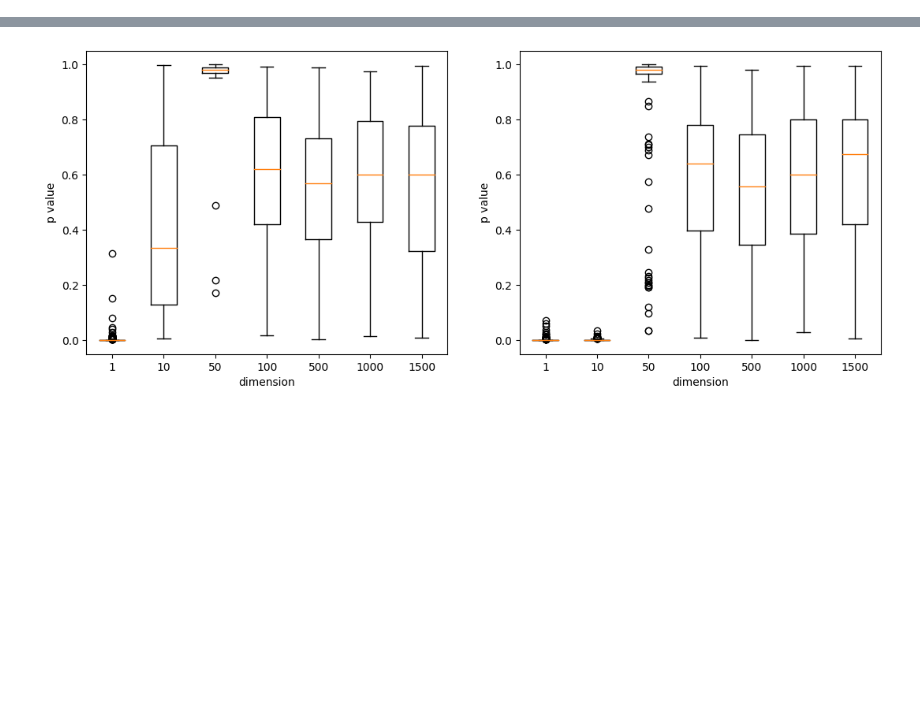
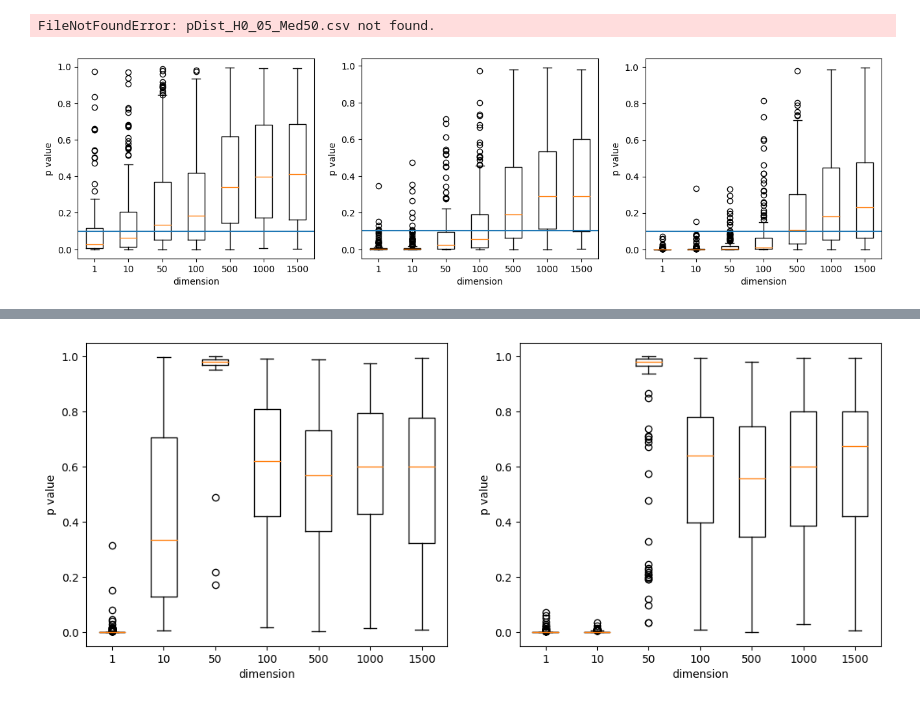
Before and after one commit to RuiziWu/M4Rproject, a Jupyter notebook: 8_thesis1/Results.ipynb, the cells around one changed output, grey strips where cells are left out. Drawn from its saved outputs; the diff is of its cells as text; code cells hidden in the pictures; blank space fills up the shorter version.

```diff
--- a/8_thesis1/Results.ipynb
+++ b/8_thesis1/Results.ipynb
@@ -1,3 +1,41 @@
 # %%
 import numpy as np
 import matplotlib.pyplot as plt
+# %%
+pDist_H1_05_Med50 = np.loadtxt("pDist_H1_05_Med50.csv", dtype = float, delimiter = ",")
+pDist_H1_05_Med100 = np.loadtxt("pDist_H1_05_Med.csv", dtype = float, delimiter = ",")
+pDist_H1_05_Med150 = np.loadtxt("pDist_H1_05_Med150.csv", dtype = float, delimiter = ",")
+# %%
+pDist_H0_05_Med50 = np.loadtxt("pDist_H0_05_Med50.csv", dtype = float, delimiter = ",")
+pDist_H0_05_Med100 = np.loadtxt("pDist_H0_05_Med.csv", dtype = float, delimiter = ",")
+pDist_H0_05_Med150 = np.loadtxt("pDist_H0_05_Med150.csv", dtype = float, delimiter = ",")
+# %% [output]
+FileNotFoundError: pDist_H0_05_Med50.csv not found.
+# %%
+fig = plt.figure(figsize =(16, 4))
+# fig.suptitle("H1, samplesize=100, bandwidth=1, mean=0.5all", fontsize = 16)
+
+ax = fig.add_subplot(131)
+ax.boxplot(pDist_H1_05_Med50.T)
+ax.set_xticklabels([1, 10, 50, 100, 500, 1000, 1500])
+ax.axhline(0.1)
+ax.set_xlabel("dimension")
+ax.set_ylabel("p value")
+
+ax1 = fig.add_subplot(132)
+ax1.boxplot(pDist_H1_05_Med100.T)
+ax1.set_xticklabels([1, 10, 50, 100, 500, 1000, 1500])
+ax1.axhline(0.1)
+ax1.set_xlabel("dimension")
+ax1.set_ylabel("p value")
+
+ax2 = fig.add_subplot(133)
+ax2.boxplot(pDist_H1_05_Med150.T)
+ax2.set_xticklabels([1, 10, 50, 100, 500, 1000, 1500])
+ax2.axhline(0.1)
+ax2.set_xlabel("dimension")
+ax2.set_ylabel("p value")
+
+plt.show()
+# %% [output]
+[figure, added]
```
Also changed, not shown: parts of 18 cells of this notebook, 47 other files.
